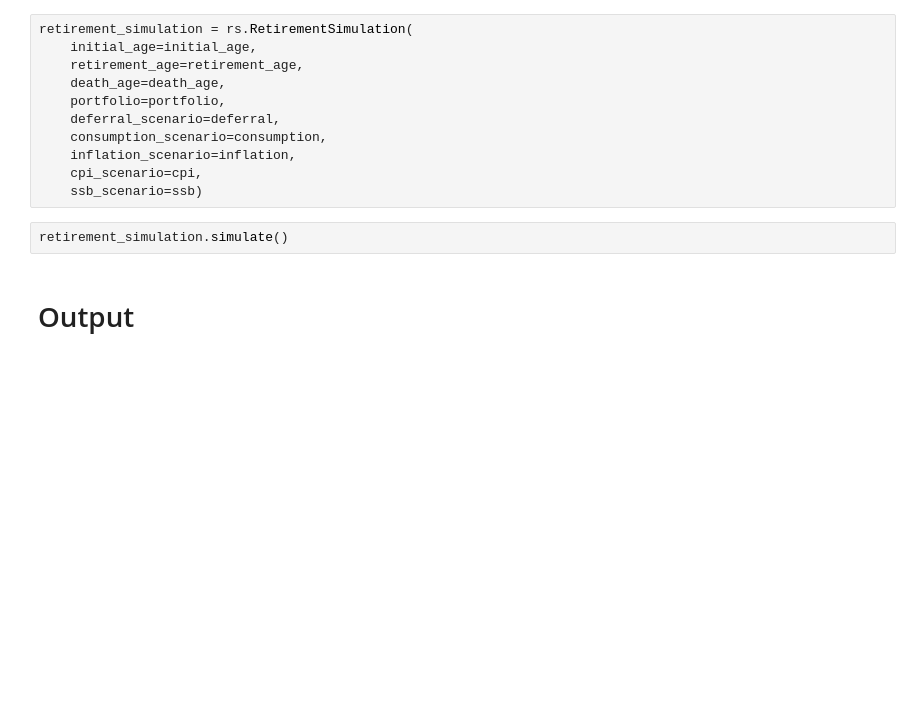
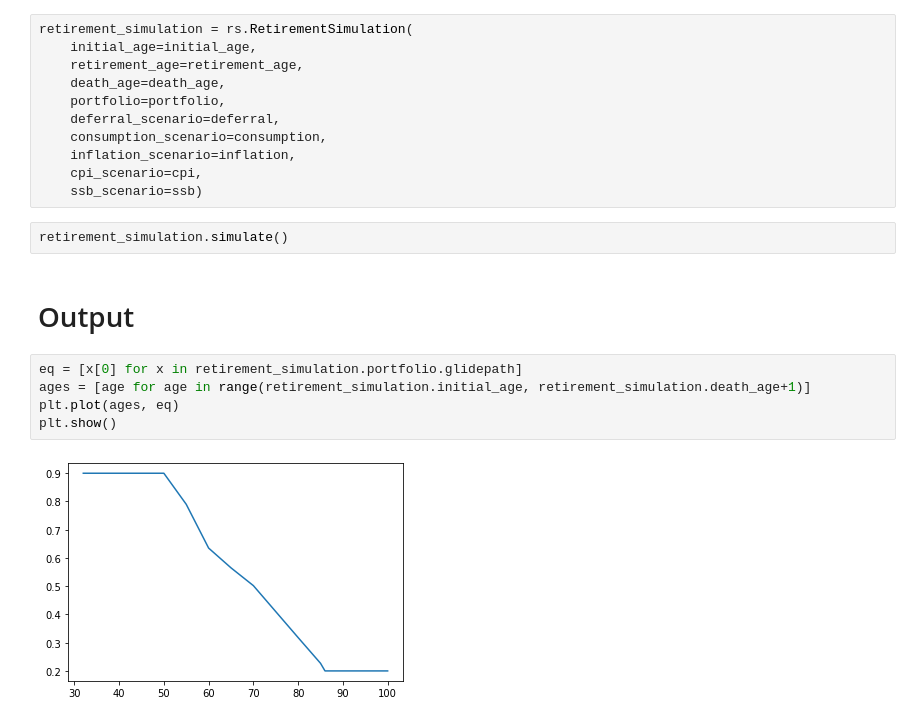
Before and after one commit to presmdonovan23/retirement-finance, a Jupyter notebook: retirement_simulation.ipynb, the cells around one changed output. Drawn from its saved outputs; the diff is of its cells as text; blank space fills up the shorter version.

```diff
--- a/retirement_simulation.ipynb
+++ b/retirement_simulation.ipynb
@@ -80,6 +83,13 @@ retirement_simulation = rs.RetirementSimulation(
 retirement_simulation.simulate()
 # %% [markdown]
 # Output
+# %%
+eq = [x[0] for x in retirement_simulation.portfolio.glidepath]
+ages = [age for age in range(retirement_simulation.initial_age, retirement_simulation.death_age+1)]
+plt.plot(ages, eq)
+plt.show()
+# %% [output]
+[figure, added]
 # %%
 retirement_simulation.plot()
 # %% [output]
```
Also changed, not shown: parts of 3 cells of this notebook, 2 other files.
